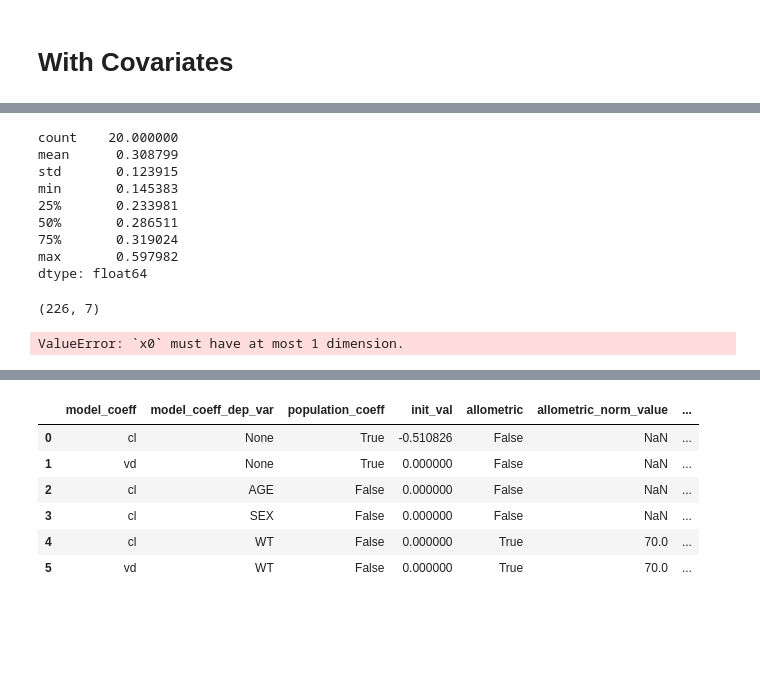
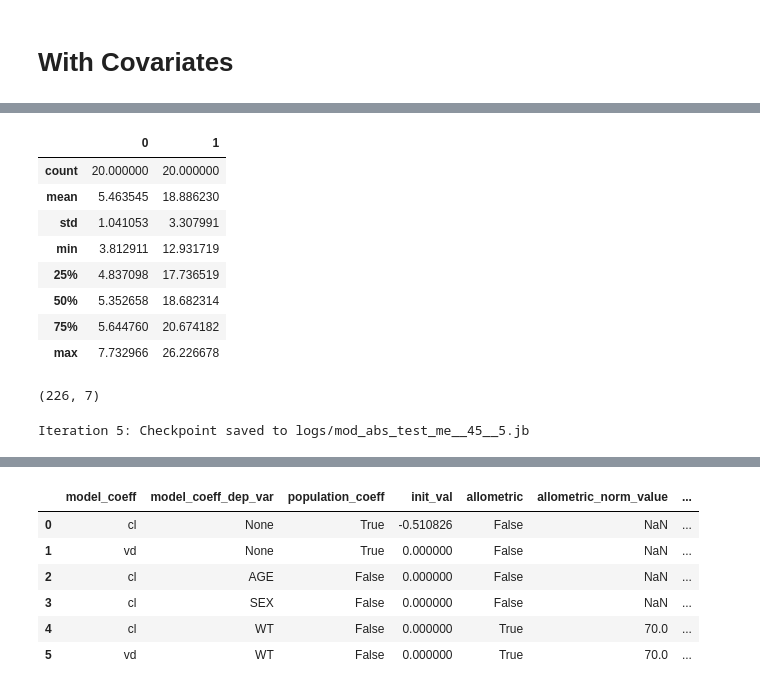
Before and after one commit to kelleyjbrady/NiceODE, a Jupyter notebook: t_0atDV_max_ode_solver_r.ipynb, the cells around one changed output, grey strips where cells are left out. Cells and saved outputs as stored; diff of their text form; code cells hidden in the pictures; blank space fills up the shorter version.

```diff
--- a/t_0atDV_max_ode_solver_r.ipynb
+++ b/t_0atDV_max_ode_solver_r.ipynb
@@ -264,15 +286,20 @@ resvec = np.concatenate([i['x'] for i in fits])
-# %%
-pd.Series(np.exp(resvec)).describe()
-# %% [output]
-count    20.000000
-mean      0.308799
-std       0.123915
-min       0.145383
-25%       0.233981
-50%       0.286511
-75%       0.319024
-max       0.597982
-dtype: float64
+# %%
+if len([i['x'] for i in fits][0]) == 1:
+    resvec = pd.Series(np.concatenate([i['x'] for i in fits]))
+else:
+    res_vec = pd.DataFrame(np.vstack([i['x'] for i in fits]))
+# %%
+np.exp(res_vec).describe()
+# %% [output]
+|  | 0 | 1 |
+| count | 20.000000 | 20.000000 |
+| mean | 5.463545 | 18.886230 |
+| std | 1.041053 | 3.307991 |
+| min | 3.812911 | 12.931719 |
+| 25% | 4.837098 | 17.736519 |
+| 50% | 5.352658 | 18.682314 |
+| 75% | 5.644760 | 20.674182 |
+| max | 7.732966 | 26.226678 |
 # %%
 scale_df['no_me_preds'] = no_me_mod.predict2(scale_df)
 # %%
@@ -282,7 +309,7 @@ scale_df.shape
 # %%
 fit_me_mod = True
 if fit_me_mod:
-     me_mod =  OneCompartmentModel(
+     me_mod_k =  OneCompartmentModel(
           ode_t0_cols=[ODEInitVals('DV')],
           population_coeff=[PopulationCoeffcient('k', .4, subject_level_intercept=True,
                                                  subject_level_intercept_init_val = 0.2),
@@ -291,6 +318,22 @@ if fit_me_mod:
                                    loss_function=sum_of_squares_loss,
                                    optimizer_tol=None,
                                    pk_model_function=first_order_one_compartment_model,
+                                   #ode_solver_method='BDF'
+                                   )
+
+     #PopulationCoeffcient('cl', 5, ),
+     #PopulationCoeffcient('vd', 20, ),
+     me_mod =  OneCompartmentModel(
+          ode_t0_cols=[ODEInitVals('DV')],
+          population_coeff=[PopulationCoeffcient('cl', 5, subject_level_intercept=True,
+                                                 subject_level_intercept_init_val = 0.2),
+                            PopulationCoeffcient('vd', 20, subject_level_intercept=True,
+                                                 subject_level_intercept_init_val = 0.2),
+                         ],
+          dep_vars= None,
+                                   loss_function=sum_of_squares_loss,
+                                   optimizer_tol=None,
+                                   pk_model_function=first_order_one_compartment_model2,
                                    #ode_solver_method='BDF'
                                    )
      me_mod = me_mod.fit2(scale_df,
@@ -303,7 +346,7 @@ else:
      with open('me_mod_debug.jb', 'rb') as f:
           me_mod = jb.load(f)
 # %% [output]
-ValueError: `x0` must have at most 1 dimension.
+Iteration 5: Checkpoint saved to logs/mod_abs_test_me__45__5.jb
 # %%
 me_mod.predict2(scale_df)
 # %% [output]
```
Also changed, not shown: parts of 16 cells of this notebook, 3 other files.
